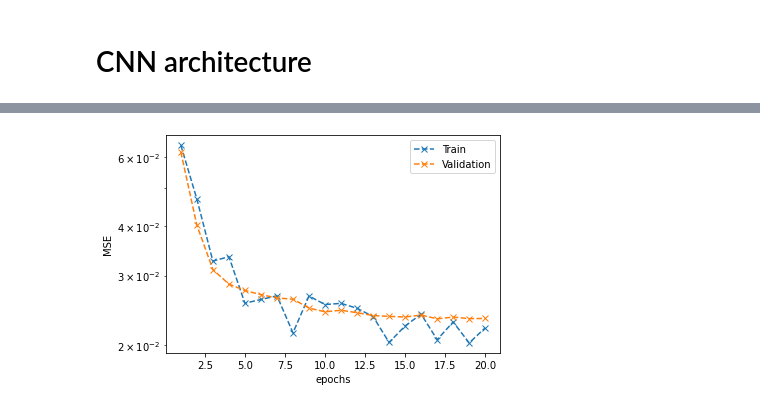
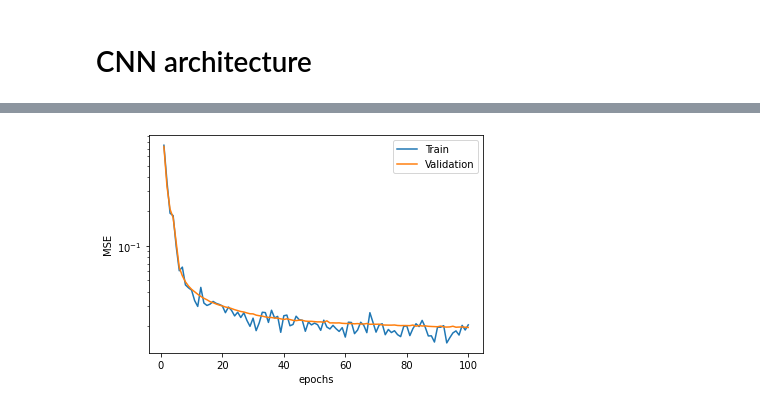
Before and after one commit to cdurand95/DataAssimilationProject, a Jupyter notebook: DAProject_L63_17November.ipynb, the cells around one changed output, grey strips where cells are left out. Drawn from its saved outputs; the diff is of its cells as text; code cells hidden in the pictures.

Commit message:
FiguresCNN+Start4DVar

```diff
--- a/DAProject_L63_17November.ipynb
+++ b/DAProject_L63_17November.ipynb
@@ -72,13 +56,13 @@ xt.values = S
 xt.time   = tt
 
 #Data Extraction
-x_train, x_val, x_test, x_train_obs, x_val_obs,x_test_obs, x_train_missing, x_val_missing,x_test_missing, mask_train,mask_val, mask_test  =  L63PatchDataExtraction(xt=xt,RMD=0.5)
+x_train, x_val, x_test, x_train_obs, x_val_obs,x_test_obs, x_train_missing, x_val_missing,x_test_missing, mask_train,mask_val, mask_test,x_train_Init,x_val_Init, x_test_Init, meanTr, stdTr =  L63PatchDataExtraction(xt=xt,RMD=0.5)
 
 print('Training dataset: %dx%dx%d'%(x_train.shape[0],x_train.shape[1],x_train.shape[2]))
 print('Test dataset    : %dx%dx%d'%(x_test.shape[0],x_test.shape[1],x_test.shape[2]))
 
 #Data Visualisation
-visualisation_data(x_train,x_train_obs,180)
+visualisation_data(x_train,x_train_obs,x_train_Init,180)
 # %% [output]
 Training dataset: 10000x3x200
 Test dataset    : 2000x3x200
@@ -156,12 +140,12 @@ CNN : Number of trainable parameters = 6660
 # %%
 batch_size=128
-training_dataset     = torch.utils.data.TensorDataset(torch.Tensor(x_train_missing),torch.Tensor(x_train_obs),torch.Tensor(mask_train),torch.Tensor(x_train)) # create your datset
-val_dataset          = torch.utils.data.TensorDataset(torch.Tensor(x_val_missing),torch.Tensor(x_val_obs),torch.Tensor(mask_val),torch.Tensor(x_val)) # create your datset
-test_dataset         = torch.utils.data.TensorDataset(torch.Tensor(x_test_missing),torch.Tensor(x_test_obs),torch.Tensor(mask_test),torch.Tensor(x_test)) # create your datset
+training_dataset     = torch.utils.data.TensorDataset(torch.Tensor(x_train_Init),torch.Tensor(x_train_obs),torch.Tensor(mask_train),torch.Tensor(x_train)) # create your datset
+val_dataset          = torch.utils.data.TensorDataset(torch.Tensor(x_val_Init),torch.Tensor(x_val_obs),torch.Tensor(mask_val),torch.Tensor(x_val)) # create your datset
+test_dataset         = torch.utils.data.TensorDataset(torch.Tensor(x_test_Init),torch.Tensor(x_test_obs),torch.Tensor(mask_test),torch.Tensor(x_test)) # create your datset
 dataloaders = {
-    'train': torch.utils.data.DataLoader(training_dataset, batch_size=batch_size, shuffle=True, num_workers=1),
-    'val': torch.utils.data.DataLoader(val_dataset, batch_size=batch_size, shuffle=False, num_workers=1),
-    'test': torch.utils.data.DataLoader(test_dataset, batch_size=batch_size, shuffle=False, num_workers=1)}
+    'train': torch.utils.data.DataLoader(training_dataset, batch_size=batch_size, shuffle=True, num_workers=0),
+    'val': torch.utils.data.DataLoader(val_dataset, batch_size=batch_size, shuffle=False, num_workers=0),
+    'test': torch.utils.data.DataLoader(test_dataset, batch_size=batch_size, shuffle=False, num_workers=0)}
 
 since = time.time()
 device = torch.device("cuda" if torch.cuda.is_available() else "cpu")
@@ -169,11 +153,11 @@ device = torch.device("cuda" if torch.cuda.is_available() else "cpu")
 best_model_CNN_wts = copy.deepcopy(model_CNN.state_dict())
 best_loss         = 1e10
 
-optimizer      = optim.Adam(model_CNN.parameters(), lr=1e-3)
+optimizer      = optim.Adam(model_CNN.parameters(), lr=1e-4)
 exp_lr_scheduler = lr_scheduler.StepLR(optimizer, step_size=100, gamma=0.1)
 
 
-num_epochs = 20
+num_epochs = 100
 tot_loss=[]
 tot_val_loss=[]
 for epoch in range(num_epochs):
@@ -219,6 +203,7 @@ for epoch in range(num_epochs):
             num_val_loss                 += inputs_missing.size(0)
             epoch_val_loss       = running_val_loss / num_val_loss
             tot_val_loss.append(epoch_val_loss)
+            print('Val Loss: {:.4f} '.format(epoch_val_loss))
 
 
 
@@ -228,8 +213,8 @@ for epoch in range(num_epochs):
 
 
 
-plt.semilogy(np.arange(1,num_epochs+1,1),tot_loss,'x--',label='Train')
-plt.semilogy(np.arange(1,num_epochs+1,1),tot_val_loss,'x--',label='Validation')
+plt.semilogy(np.arange(1,num_epochs+1,1),tot_loss,'-',label='Train')
+plt.semilogy(np.arange(1,num_epochs+1,1),tot_val_loss,'-',label='Validation')
 plt.xlabel('epochs')
 plt.ylabel('MSE')
 plt.legend()
@@ -259 +244 @@ Train Loss: 0.0221
-[figure, old version]
+[figure, new version]
```
Also changed, not shown: parts of 7 cells of this notebook, 5 other files.
